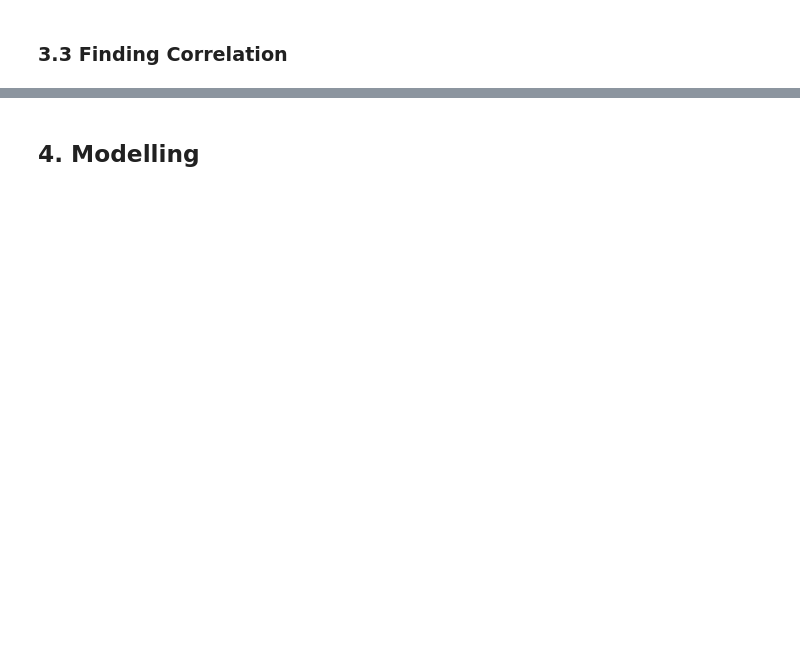
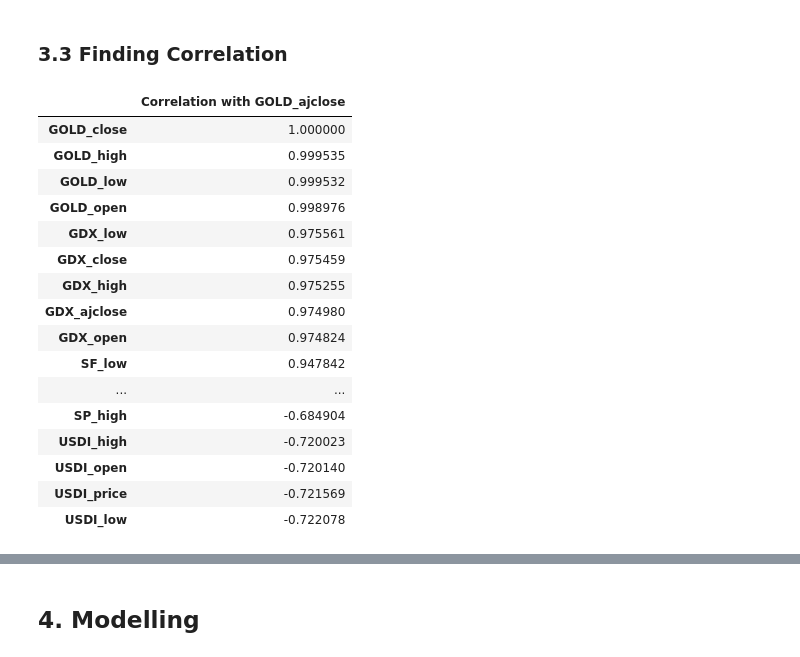
Before and after one commit to WickeyC/ds-assignment, a Jupyter notebook: Gold Prediction.ipynb, the cells around one changed output, grey strips where cells are left out. Cells and saved outputs as stored; diff of their text form; code cells hidden in the pictures; blank space fills up the shorter version.

```diff
--- a/Gold Prediction.ipynb
+++ b/Gold Prediction.ipynb
@@ -25,5 +25,5 @@ warnings.filterwarnings("ignore")
 # %%
-gold_price = pd.read_csv('processed_price.csv',na_values=['null'],index_col='Date',parse_dates=True,infer_datetime_format=True)
+gold_price = pd.read_csv('processed_price_gold.csv',na_values=['null'],index_col='Date',parse_dates=True,infer_datetime_format=True)
 # %%
 gold_price.head(5)
 # %% [output]
@@ -39,14 +39,31 @@ gold_price.head(5)
 # %%
 gold_ajclose_corr = gold_price.corrwith(gold_price['GOLD_ajclose'])
 
-# Convert the Series to a DataFrame
-gold_ajclose_corr_df = pd.DataFrame({'Corr_GOLD_ajclose':
-                            gold_ajclose_corr.sort_values(ascending=False)})
-
-### DROPPPP GOLD_adjclose
+# Convert to dataframe
+gold_ajclose_corr_df = gold_ajclose_corr.to_frame(name='Correlation with GOLD_ajclose')
+gold_ajclose_corr_df = gold_ajclose_corr_df.drop('GOLD_ajclose').sort_values(
+                       by='Correlation with GOLD_ajclose', ascending=False)
 
 # Display the DataFrame
-gold_ajclose_corr_df
+gold_ajclose_corr_df.shape
+# %% [output]
+|  | Correlation with GOLD_ajclose |
+| GOLD_close | 1.000000 |
+| GOLD_high | 0.999535 |
+| GOLD_low | 0.999532 |
+| GOLD_open | 0.998976 |
+| GDX_low | 0.975561 |
+| GDX_close | 0.975459 |
+| GDX_high | 0.975255 |
+| GDX_ajclose | 0.974980 |
+| GDX_open | 0.974824 |
+| SF_low | 0.947842 |
+| ... | ... |
+| SP_high | -0.684904 |
+| USDI_high | -0.720023 |
+| USDI_open | -0.720140 |
+| USDI_price | -0.721569 |
+| USDI_low | -0.722078 |
 # %%
 # Create a heatmap for the correlations
 plt.figure(figsize=(10, 20))
```
Also changed, not shown: parts of 23 cells of this notebook, 4 other files.
